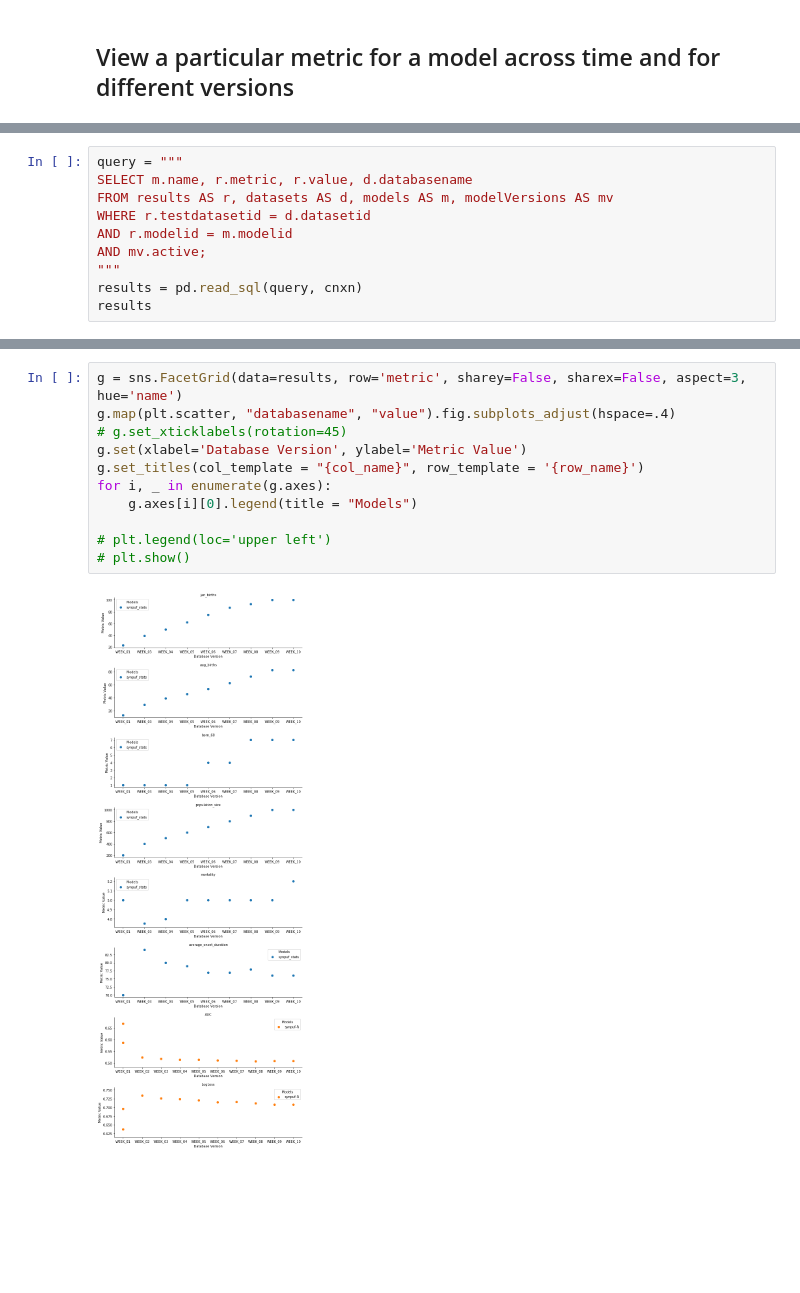
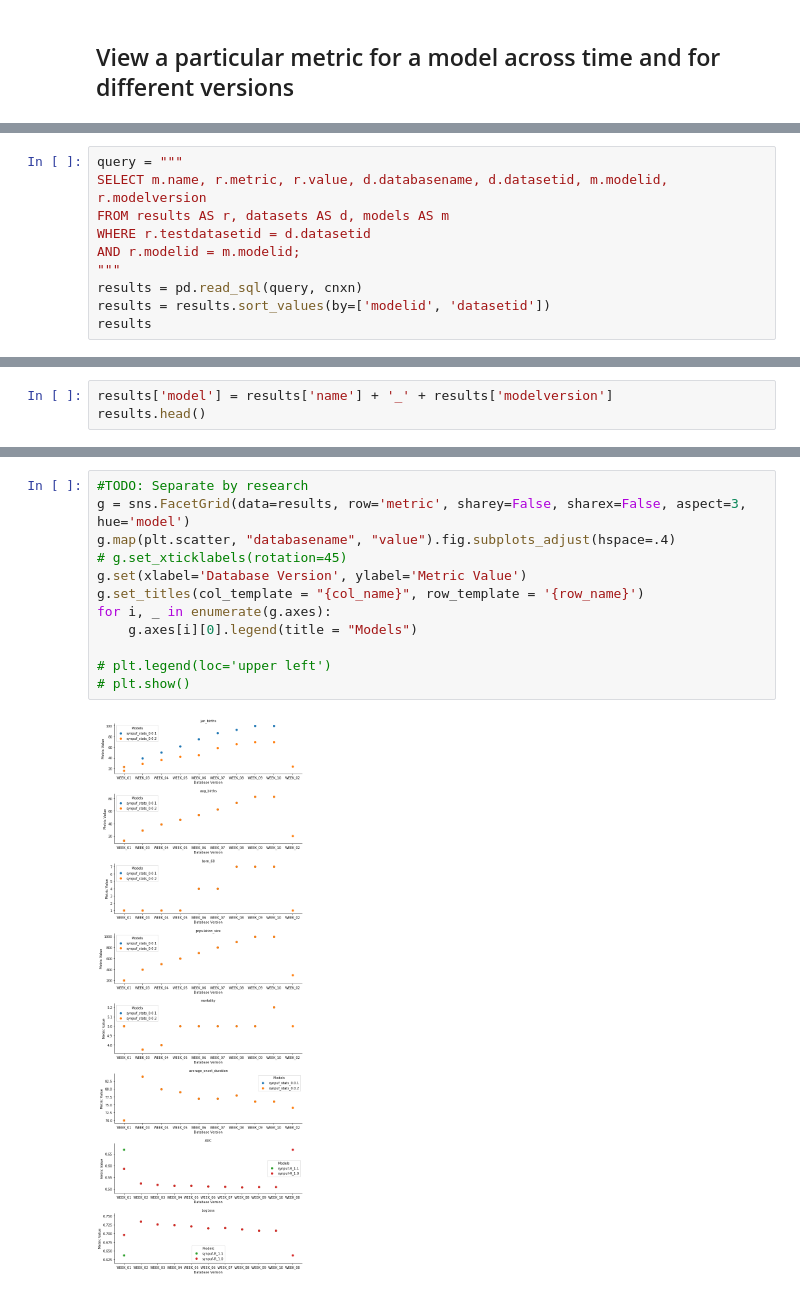
Before and after one commit to alan-turing-institute/ModMon, a Jupyter notebook: notebooks/Visualise model monitoring.ipynb, the cells around one changed output, grey strips where cells are left out. Drawn from its saved outputs; the diff is of its cells as text; blank space fills up the shorter version.

Commit message:
integrate model version consideration

```diff
--- a/notebooks/Visualise model monitoring.ipynb
+++ b/notebooks/Visualise model monitoring.ipynb
@@ -81,11 +87,11 @@ chart
 # %%
 query = """
-SELECT m.name, r.metric, r.value, d.databasename
-FROM results AS r, datasets AS d, models AS m, modelVersions AS mv
+SELECT m.name, r.metric, r.value, d.databasename, d.datasetid, m.modelid, r.modelversion
+FROM results AS r, datasets AS d, models AS m
 WHERE r.testdatasetid = d.datasetid
-AND r.modelid = m.modelid
-AND mv.active;
+AND r.modelid = m.modelid;
 """
 results = pd.read_sql(query, cnxn)
+results = results.sort_values(by=['modelid', 'datasetid'])
 results
 # %% [output]
@@ -109,0 +111,3 @@ a
+# %%
+results['model'] = results['name'] + '_' + results['modelversion']
+results.head()
@@ -110,13 +121,14 @@ a
 # %%
-g = sns.FacetGrid(data=results, row='metric', sharey=False, sharex=False, aspect=3, hue='name')
+#TODO: Separate by research
+g = sns.FacetGrid(data=results, row='metric', sharey=False, sharex=False, aspect=3, hue='model')
 g.map(plt.scatter, "databasename", "value").fig.subplots_adjust(hspace=.4)
 # g.set_xticklabels(rotation=45)
 g.set(xlabel='Database Version', ylabel='Metric Value')
 g.set_titles(col_template = "{col_name}", row_template = '{row_name}')
 for i, _ in enumerate(g.axes):
     g.axes[i][0].legend(title = "Models")
 
 # plt.legend(loc='upper left')
 # plt.show()
 # %% [output]
-[figure, old version]
+[figure, new version]
```
Also changed, not shown: parts of 7 cells of this notebook.
